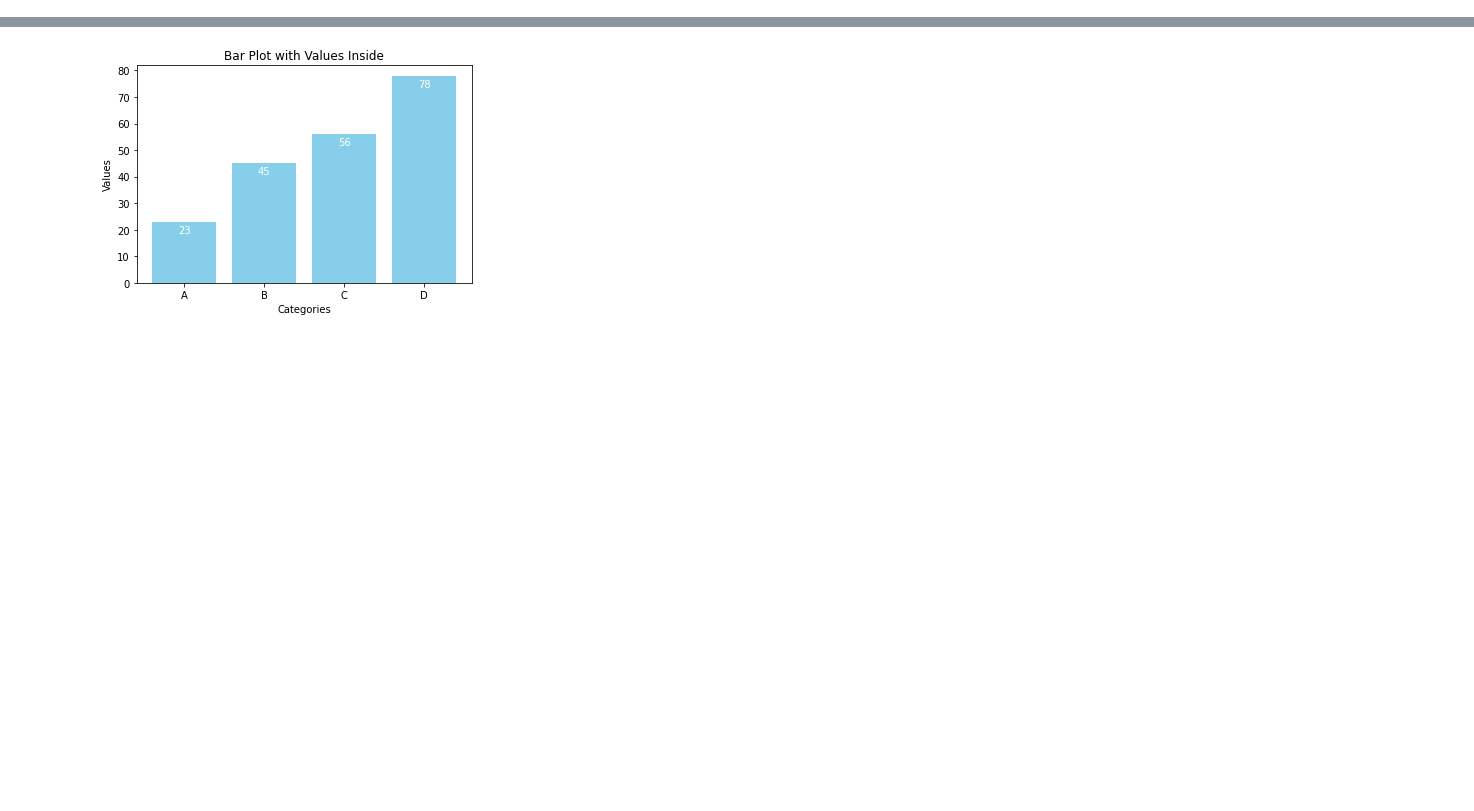
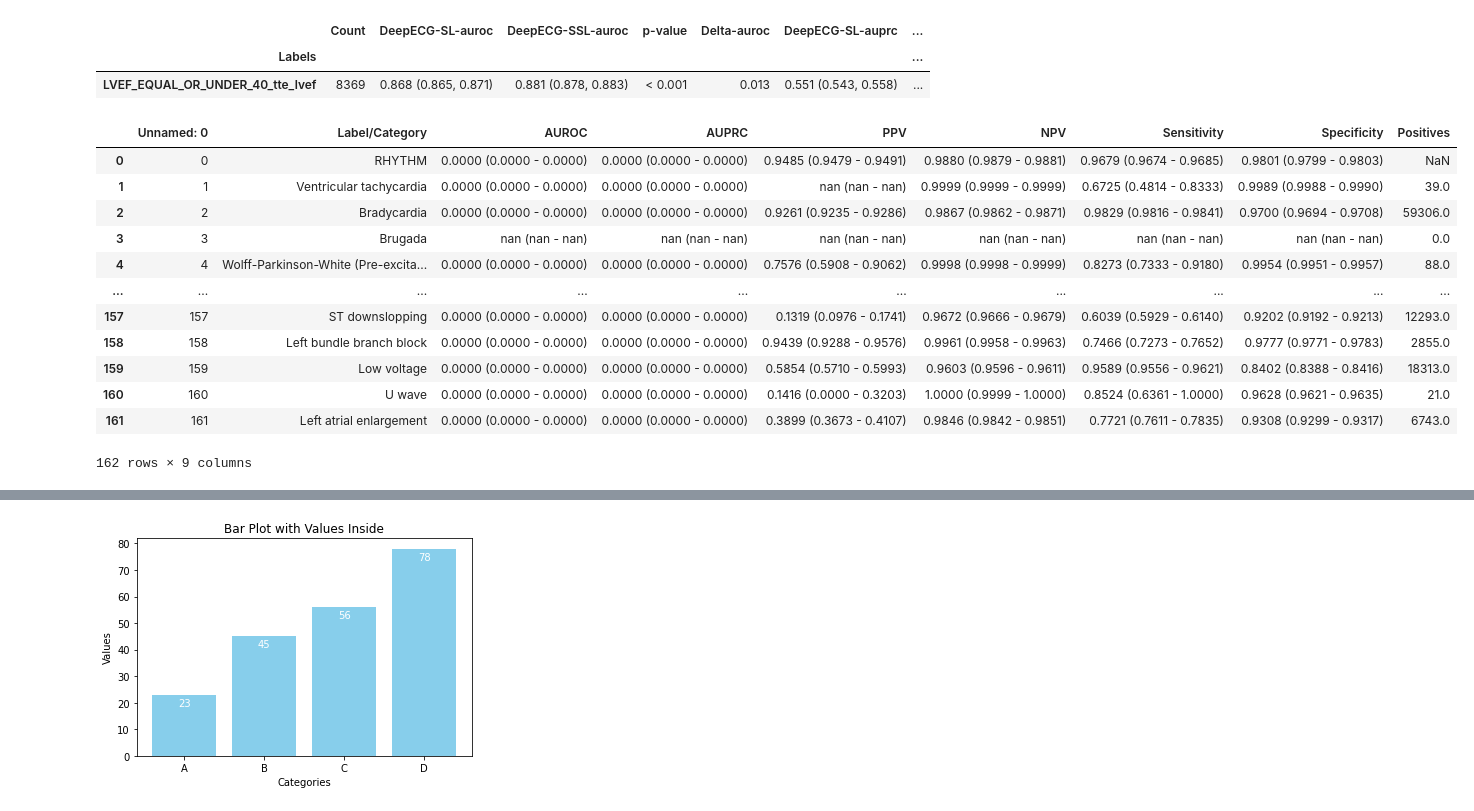
Before and after one commit to HeartWise-AI/fairseq-signals, a Jupyter notebook: metrics.ipynb, the cells around one changed output, grey strips where cells are left out. Cells and saved outputs as stored; diff of their text form; code cells hidden in the pictures; blank space fills up the shorter version.

```diff
--- a/metrics.ipynb
+++ b/metrics.ipynb
@@ -390,0 +266,3 @@ for cat, title in categories.items():
+# %%
+pd.set_option('display.max_rows', 500)
+get_formated_scores('ssl', 'train', 'labels_77')
@@ -390,0 +1169,27 @@ for cat, title in categories.items():
+# %%
+table = pd.read_csv(f'/media/data1/anolin/for_achille_ssl/for_table/all_scores/tables/uw_lvef_40.csv')
+table = table.copy()
+table.index = table['Labels']
+table.drop(columns=['Unnamed: 0', 'Labels'], inplace=True)
+table = table[~table.index.duplicated(keep='first')]
+table
+# %% [output]
+|  | Count | DeepECG-SL-auroc | DeepECG-SSL-auroc | p-value | Delta-auroc | DeepECG-SL-auprc | ... |
+| Labels |  |  |  |  |  |  | ... |
+| LVEF_EQUAL_OR_UNDER_40_tte_lvef | 8369 | 0.868 (0.865, 0.871) | 0.881 (0.878, 0.883) | < 0.001 | 0.013 | 0.551 (0.543, 0.558) | ... |
+# %%
+pd.read_csv(f'/media/data1/anolin/for_achille_ssl/for_table/all_scores/tmp/sl_external_public_labels_77.csv')
+# %% [output]
+|  | Unnamed: 0 | Label/Category | AUROC | AUPRC | PPV | NPV | Sensitivity | Specificity | Positives |
+| 0 | 0 | RHYTHM | 0.0000 (0.0000 - 0.0000) | 0.0000 (0.0000 - 0.0000) | 0.9485 (0.9479 - 0.9491) | 0.9880 (0.9879 - 0.9881) | 0.9679 (0.9674 - 0.9685) | 0.9801 (0.9799 - 0.9803) | NaN |
+| 1 | 1 | Ventricular tachycardia | 0.0000 (0.0000 - 0.0000) | 0.0000 (0.0000 - 0.0000) | nan (nan - nan) | 0.9999 (0.9999 - 0.9999) | 0.6725 (0.4814 - 0.8333) | 0.9989 (0.9988 - 0.9990) | 39.0 |
+| 2 | 2 | Bradycardia | 0.0000 (0.0000 - 0.0000) | 0.0000 (0.0000 - 0.0000) | 0.9261 (0.9235 - 0.9286) | 0.9867 (0.9862 - 0.9871) | 0.9829 (0.9816 - 0.9841) | 0.9700 (0.9694 - 0.9708) | 59306.0 |
+| 3 | 3 | Brugada | nan (nan - nan) | nan (nan - nan) | nan (nan - nan) | nan (nan - nan) | nan (nan - nan) | nan (nan - nan) | 0.0 |
+| 4 | 4 | Wolff-Parkinson-White (Pre-excita... | 0.0000 (0.0000 - 0.0000) | 0.0000 (0.0000 - 0.0000) | 0.7576 (0.5908 - 0.9062) | 0.9998 (0.9998 - 0.9999) | 0.8273 (0.7333 - 0.9180) | 0.9954 (0.9951 - 0.9957) | 88.0 |
+| ... | ... | ... | ... | ... | ... | ... | ... | ... | ... |
+| 157 | 157 | ST downslopping | 0.0000 (0.0000 - 0.0000) | 0.0000 (0.0000 - 0.0000) | 0.1319 (0.0976 - 0.1741) | 0.9672 (0.9666 - 0.9679) | 0.6039 (0.5929 - 0.6140) | 0.9202 (0.9192 - 0.9213) | 12293.0 |
+| 158 | 158 | Left bundle branch block | 0.0000 (0.0000 - 0.0000) | 0.0000 (0.0000 - 0.0000) | 0.9439 (0.9288 - 0.9576) | 0.9961 (0.9958 - 0.9963) | 0.7466 (0.7273 - 0.7652) | 0.9777 (0.9771 - 0.9783) | 2855.0 |
+| 159 | 159 | Low voltage | 0.0000 (0.0000 - 0.0000) | 0.0000 (0.0000 - 0.0000) | 0.5854 (0.5710 - 0.5993) | 0.9603 (0.9596 - 0.9611) | 0.9589 (0.9556 - 0.9621) | 0.8402 (0.8388 - 0.8416) | 18313.0 |
+| 160 | 160 | U wave | 0.0000 (0.0000 - 0.0000) | 0.0000 (0.0000 - 0.0000) | 0.1416 (0.0000 - 0.3203) | 1.0000 (0.9999 - 1.0000) | 0.8524 (0.6361 - 1.0000) | 0.9628 (0.9621 - 0.9635) | 21.0 |
+| 161 | 161 | Left atrial enlargement | 0.0000 (0.0000 - 0.0000) | 0.0000 (0.0000 - 0.0000) | 0.3899 (0.3673 - 0.4107) | 0.9846 (0.9842 - 0.9851) | 0.7721 (0.7611 - 0.7835) | 0.9308 (0.9299 - 0.9317) | 6743.0 |
+162 rows × 9 columns
```
Also changed, not shown: parts of 48 cells of this notebook, 30 other files.
